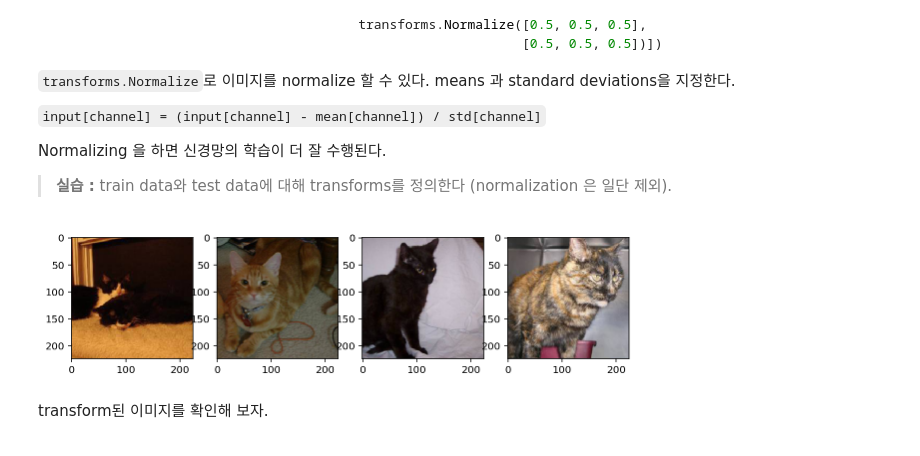
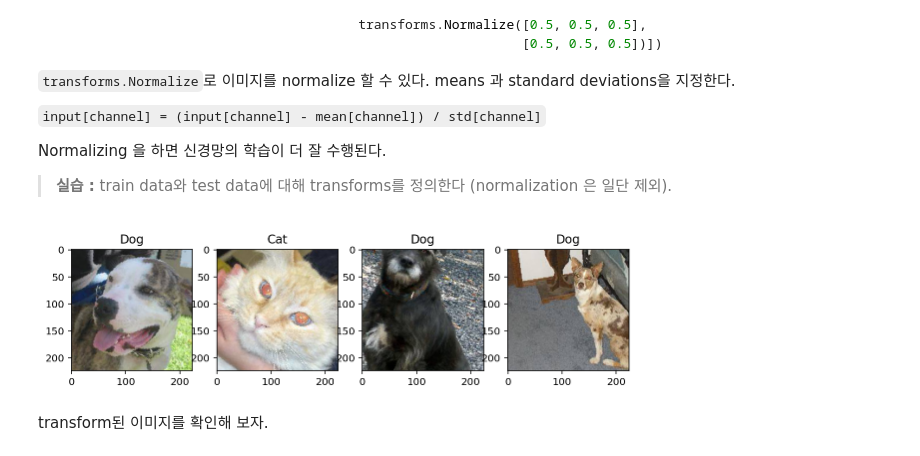
Before and after one commit to aonekoda/PyTorch, a Jupyter notebook: 02CNN/01ImagePreprocess_sol.ipynb, the cells around one changed output. Saved outputs shown, nothing was run; the diff lists cells and outputs as text; code cells hidden in the pictures.

```diff
--- a/02CNN/01ImagePreprocess_sol.ipynb
+++ b/02CNN/01ImagePreprocess_sol.ipynb
@@ -80,7 +80,7 @@ transform = transforms.Compose([transforms.Resize(255),
                                 transforms.CenterCrop(224),
                                 transforms.ToTensor()])
 dataset = datasets.ImageFolder(data_dir, transform=transform)
-dataloader = torch.utils.data.DataLoader(dataset, batch_size=32, shuffle=True)
+dataloader = torch.utils.data.DataLoader(dataset, batch_size=10, shuffle=True)
 # %%
 # Run this to test your data loader
 images, labels = next(iter(dataloader))
@@ -118,7 +118,7 @@ data_dir = 'Cat_Dog_data'
 
 # TODO: Define transforms for the training data and testing data
 train_transforms = transforms.Compose([transforms.RandomRotation(30),
-                                       transforms.RandomResizedCrop(224),
+                                       transforms.CenterCrop(224),
                                        transforms.RandomHorizontalFlip(),
                                        transforms.ToTensor()])
 
@@ -131,21 +131,23 @@ test_transforms = transforms.Compose([transforms.Resize(255),
 train_data = datasets.ImageFolder(data_dir + '/train', transform=train_transforms)
 test_data = datasets.ImageFolder(data_dir + '/test', transform=test_transforms)
 
-trainloader = torch.utils.data.DataLoader(train_data, batch_size=32)
-testloader = torch.utils.data.DataLoader(test_data, batch_size=32)
+trainloader = torch.utils.data.DataLoader(train_data, batch_size=10, shuffle=True)
+testloader = torch.utils.data.DataLoader(test_data, batch_size=10, shuffle=True)
 # %%
 # change this to the trainloader or testloader
-data_iter = iter(testloader)
+class_name=['Cat', 'Dog']
+data_iter = iter(trainloader)
 
 images, labels = next(data_iter)
 
 fig, axes = plt.subplots(figsize=(10,4), ncols=4)
 
 for ii in range(4):
     ax = axes[ii]
     image = images[ii].numpy().transpose((1,2,0))
+    ax.set_title(class_name[labels[ii].numpy()])
     ax.imshow(image)
 # %% [output]
-[figure, old version]
+[figure, new version]
 # %% [markdown]
 transform된 이미지를 확인해 보자.
```
Also changed, not shown: parts of 1 cell of this notebook.
